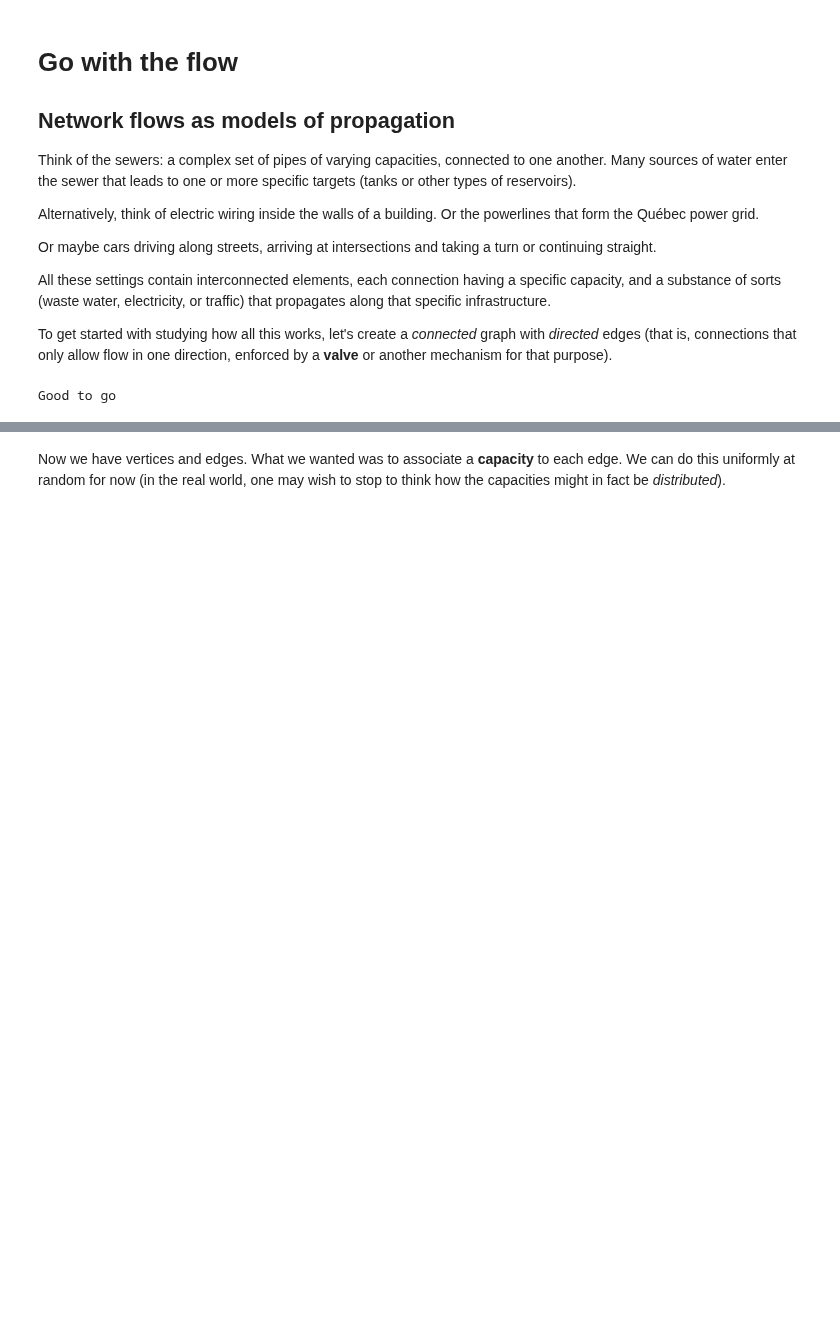
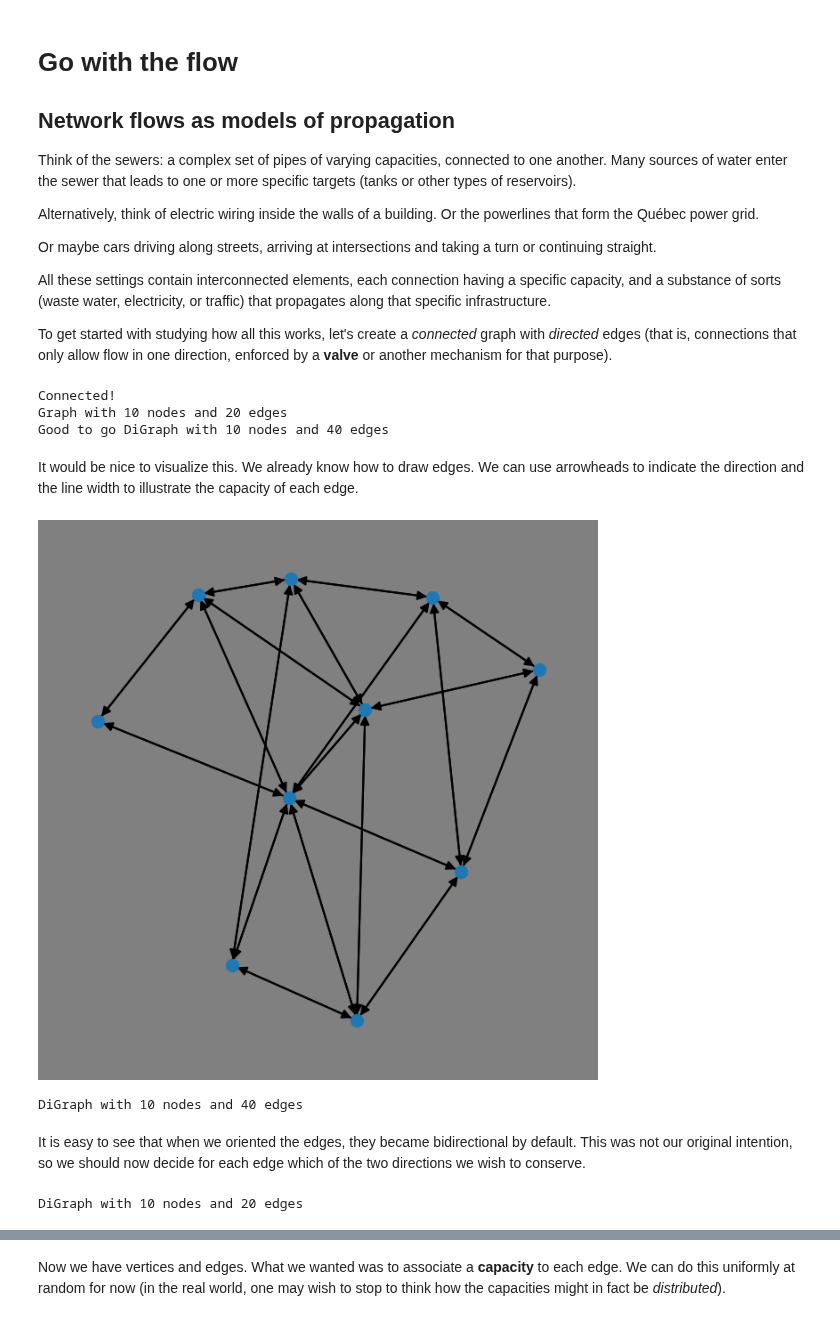
Before and after one commit to SCS-Technology-and-Innovation/DACS, a Jupyter notebook: DTDA/flow.ipynb, the cells around one changed output, grey strips where cells are left out. Cells and saved outputs as stored; diff of their text form; code cells hidden in the pictures; blank space fills up the shorter version.

```diff
--- a/DTDA/flow.ipynb
+++ b/DTDA/flow.ipynb
@@ -14,23 +14,63 @@ All these settings contain interconnected elements, each connection having a spe
 
 To get started with studying how all this works, let's create a *connected* graph with *directed* edges (that is, connections that only allow flow in one direction, enforced by a **valve** or another mechanism for that purpose).
 # %%
-n = 25
-m = n + 50
+n = 10
+m = n + 10
 
 import networkx as nx
 
-attempts = 10
+attempts = 50
 while attempts > 0:
   U = nx.gnm_random_graph(n, m)
   if nx.is_connected(U):
+    print('Connected!')
     break
   attempts -= 1
+
+print(U)
 
 G = U.to_directed(U) # orient the edges
 
 if attempts == 0:
   print('Try again with more edges')
 else:
-  print('Good to go')
+  print('Good to go', G)
 # %% [output]
-Good to go
+Connected!
+Graph with 10 nodes and 20 edges
+Good to go DiGraph with 10 nodes and 40 edges
+# %% [markdown]
+It would be nice to visualize this. We already know how to draw edges. We can use arrowheads to indicate the direction and the line width to illustrate the capacity of each edge.
+# %%
+L = nx.spring_layout(G)
+
+import matplotlib.pyplot as plt
+fig = plt.figure(1, figsize = (4, 4), dpi =  150)
+nx.draw(G, pos = L, width = 1, node_size = 40)
+fig.set_facecolor('gray')
+plt.show()
+print(G)
+# %% [output]
+[figure, added]
+DiGraph with 10 nodes and 40 edges
+# %% [markdown]
+It is easy to see that when we oriented the edges, they became bidirectional by default. This was not our original intention, so we should now decide for each edge which of the two directions we wish to conserve.
+# %%
+from random import random
+
+keep = set()
+for u, v in G.edges():
+    if random() < 0.5 and (v, u) not in keep:
+      keep.add((u, v))
+    elif (u, v) not in keep:
+      keep.add((v, u))
+
+for u in G.nodes():
+    for v in G.nodes():
+      if G.has_edge(u, v):
+        if not (u, v) in keep:
+          G.remove_edge(u, v)
+
+print(G)
+# %% [output]
+DiGraph with 10 nodes and 20 edges
```
Also changed, not shown: parts of 17 cells of this notebook.
